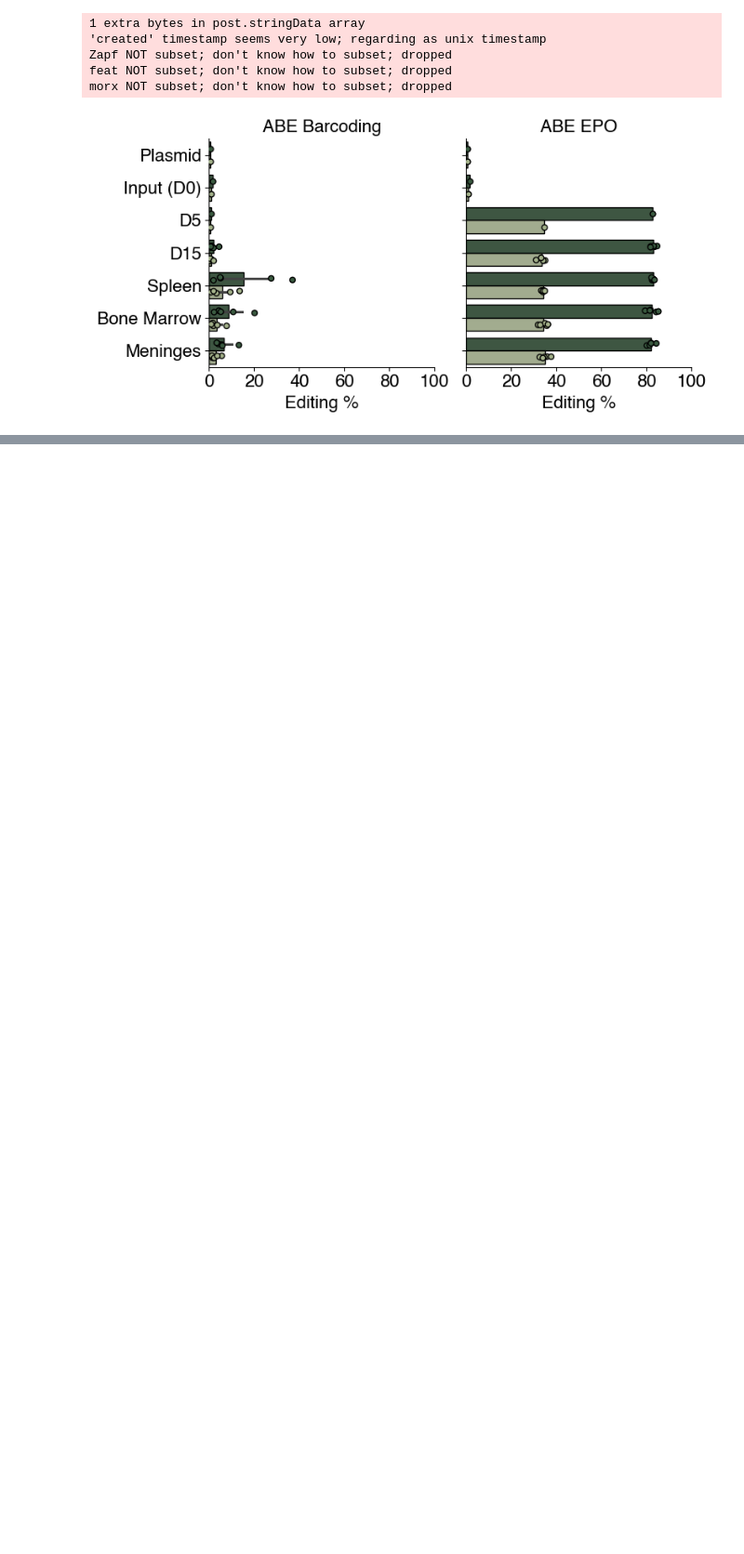
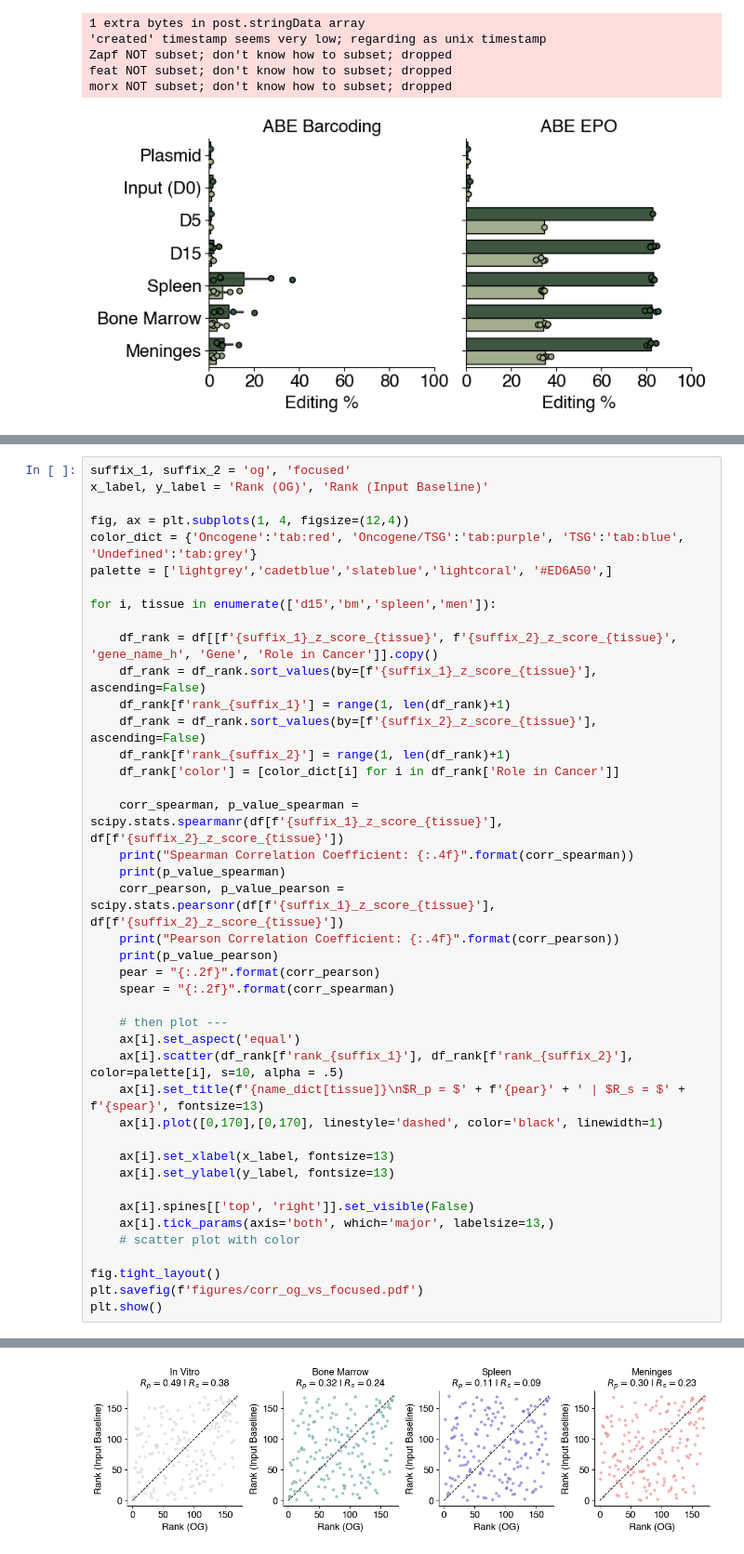
Before and after one commit to kexindon/B-ALL-in-vivo-base-editing, a Jupyter notebook: figure4.ipynb, the cells around one changed output, grey strips where cells are left out. Shown at 93% size. Cells and saved outputs as stored; diff of their text form; blank space fills up the shorter version.

```diff
--- a/figure4.ipynb
+++ b/figure4.ipynb
@@ -421,0 +639,43 @@ Correlation of LFC between ABE OG associated gRNAs and ABE Focused, for differen
+# %%
+suffix_1, suffix_2 = 'og', 'focused'
+x_label, y_label = 'Rank (OG)', 'Rank (Input Baseline)'
+
+fig, ax = plt.subplots(1, 4, figsize=(12,4))
+color_dict = {'Oncogene':'tab:red', 'Oncogene/TSG':'tab:purple', 'TSG':'tab:blue', 'Undefined':'tab:grey'}
+palette = ['lightgrey','cadetblue','slateblue','lightcoral', '#ED6A50',]
+
+for i, tissue in enumerate(['d15','bm','spleen','men']):
+
+    df_rank = df[[f'{suffix_1}_z_score_{tissue}', f'{suffix_2}_z_score_{tissue}', 'gene_name_h', 'Gene', 'Role in Cancer']].copy()
+    df_rank = df_rank.sort_values(by=[f'{suffix_1}_z_score_{tissue}'], ascending=False)
+    df_rank[f'rank_{suffix_1}'] = range(1, len(df_rank)+1)
+    df_rank = df_rank.sort_values(by=[f'{suffix_2}_z_score_{tissue}'], ascending=False)
+    df_rank[f'rank_{suffix_2}'] = range(1, len(df_rank)+1)
+    df_rank['color'] = [color_dict[i] for i in df_rank['Role in Cancer']]
+
+    corr_spearman, p_value_spearman = scipy.stats.spearmanr(df[f'{suffix_1}_z_score_{tissue}'], df[f'{suffix_2}_z_score_{tissue}'])
+    print("Spearman Correlation Coefficient: {:.4f}".format(corr_spearman))
+    print(p_value_spearman)
+    corr_pearson, p_value_pearson = scipy.stats.pearsonr(df[f'{suffix_1}_z_score_{tissue}'], df[f'{suffix_2}_z_score_{tissue}'])
+    print("Pearson Correlation Coefficient: {:.4f}".format(corr_pearson))
+    print(p_value_pearson)
+    pear = "{:.2f}".format(corr_pearson)
+    spear = "{:.2f}".format(corr_spearman)
+
+    # then plot ---
+    ax[i].set_aspect('equal')
+    ax[i].scatter(df_rank[f'rank_{suffix_1}'], df_rank[f'rank_{suffix_2}'], color=palette[i], s=10, alpha = .5)
+    ax[i].set_title(f'{name_dict[tissue]}\n$R_p = $' + f'{pear}' + ' | $R_s = $' + f'{spear}', fontsize=13)
+    ax[i].plot([0,170],[0,170], linestyle='dashed', color='black', linewidth=1)
+
+    ax[i].set_xlabel(x_label, fontsize=13)
+    ax[i].set_ylabel(y_label, fontsize=13)
+
+    ax[i].spines[['top', 'right']].set_visible(False)
+    ax[i].tick_params(axis='both', which='major', labelsize=13,)
+    # scatter plot with color
+
+fig.tight_layout()
+plt.savefig(f'figures/corr_og_vs_focused.pdf')
+plt.show()
+# %% [output]
@@ -421,0 +703 @@ Correlation of LFC between ABE OG associated gRNAs and ABE Focused, for differen
+[figure, added]
```
Also changed, not shown: parts of 47 cells of this notebook, 14 other files.
